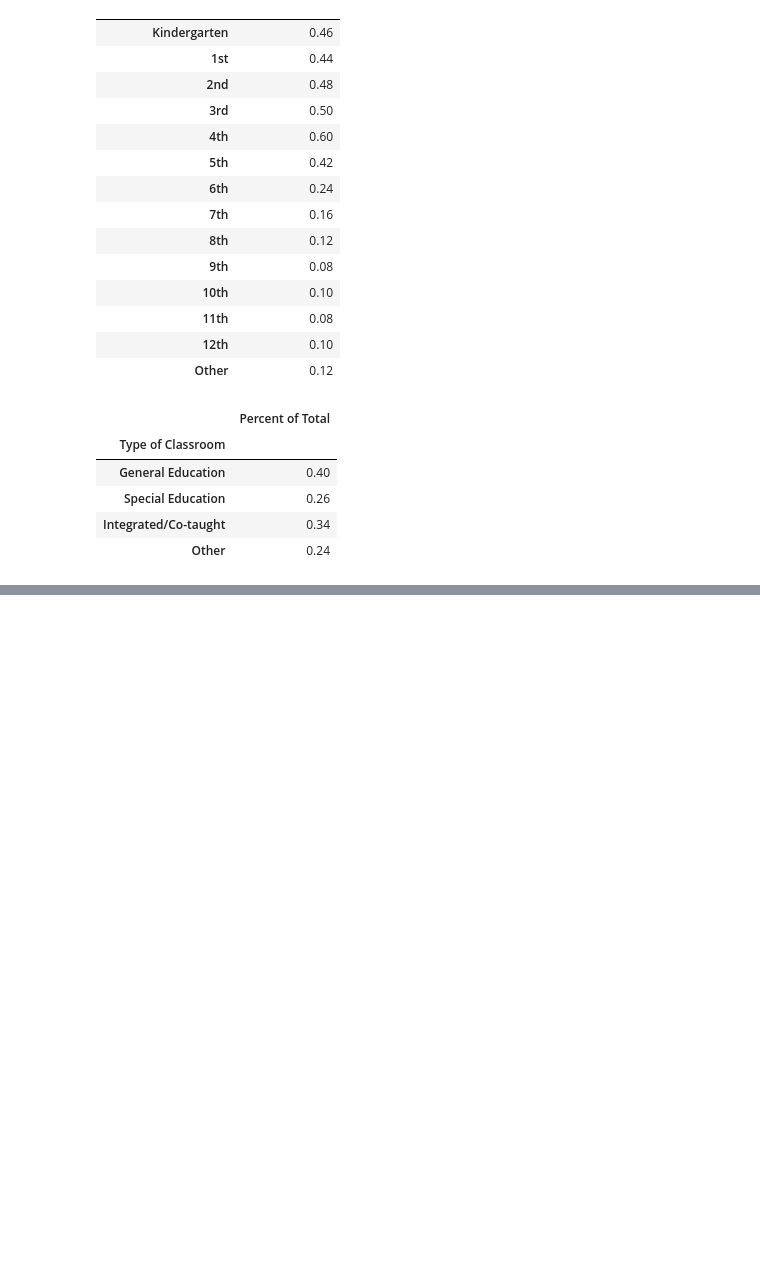
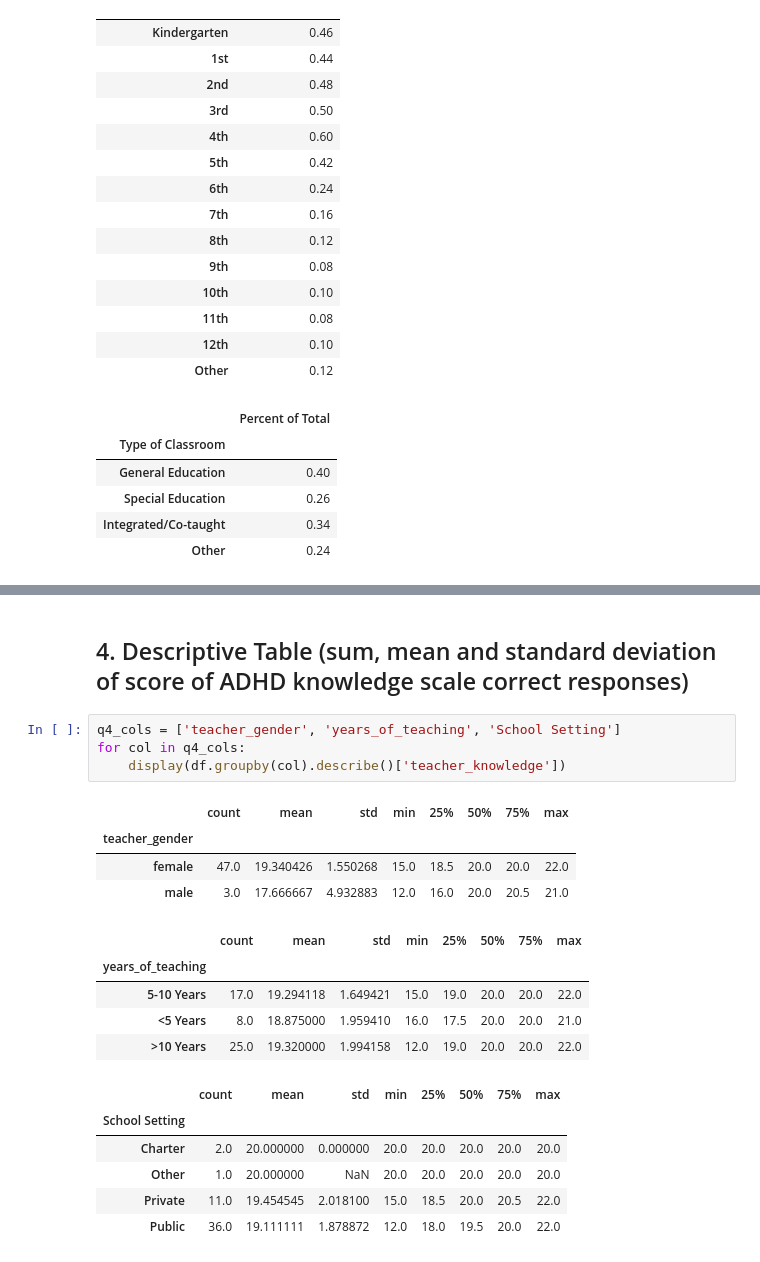
Before and after one commit to michael-abbate/adhd-analysis, a Jupyter notebook: adhd.ipynb, the cells around one changed output, grey strips where cells are left out. Cells and saved outputs as stored; diff of their text form; blank space fills up the shorter version.

```diff
--- a/adhd.ipynb
+++ b/adhd.ipynb
@@ -234,0 +246,22 @@ display(multiValuePctTotal(df, type_of_classroom_map, 'Type of Classroom'))
+# %% [markdown]
+## 4. Descriptive Table (sum, mean and standard deviation of score of ADHD knowledge scale correct responses)
+# %%
+q4_cols = ['teacher_gender', 'years_of_teaching', 'School Setting']
+for col in q4_cols:
+    display(df.groupby(col).describe()['teacher_knowledge'])
+# %% [output]
+|  | count | mean | std | min | 25% | 50% | 75% | max |
+| teacher_gender |  |  |  |  |  |  |  |  |
+| female | 47.0 | 19.340426 | 1.550268 | 15.0 | 18.5 | 20.0 | 20.0 | 22.0 |
+| male | 3.0 | 17.666667 | 4.932883 | 12.0 | 16.0 | 20.0 | 20.5 | 21.0 |
+|  | count | mean | std | min | 25% | 50% | 75% | max |
+| years_of_teaching |  |  |  |  |  |  |  |  |
+| 5-10 Years | 17.0 | 19.294118 | 1.649421 | 15.0 | 19.0 | 20.0 | 20.0 | 22.0 |
+| <5 Years | 8.0 | 18.875000 | 1.959410 | 16.0 | 17.5 | 20.0 | 20.0 | 21.0 |
+| >10 Years | 25.0 | 19.320000 | 1.994158 | 12.0 | 19.0 | 20.0 | 20.0 | 22.0 |
+|  | count | mean | std | min | 25% | 50% | 75% | max |
+| School Setting |  |  |  |  |  |  |  |  |
+| Charter | 2.0 | 20.000000 | 0.000000 | 20.0 | 20.0 | 20.0 | 20.0 | 20.0 |
+| Other | 1.0 | 20.000000 | NaN | 20.0 | 20.0 | 20.0 | 20.0 | 20.0 |
+| Private | 11.0 | 19.454545 | 2.018100 | 15.0 | 18.5 | 20.0 | 20.5 | 22.0 |
+| Public | 36.0 | 19.111111 | 1.878872 | 12.0 | 18.0 | 19.5 | 20.0 | 22.0 |
```
Also changed, not shown: parts of 21 cells of this notebook.
